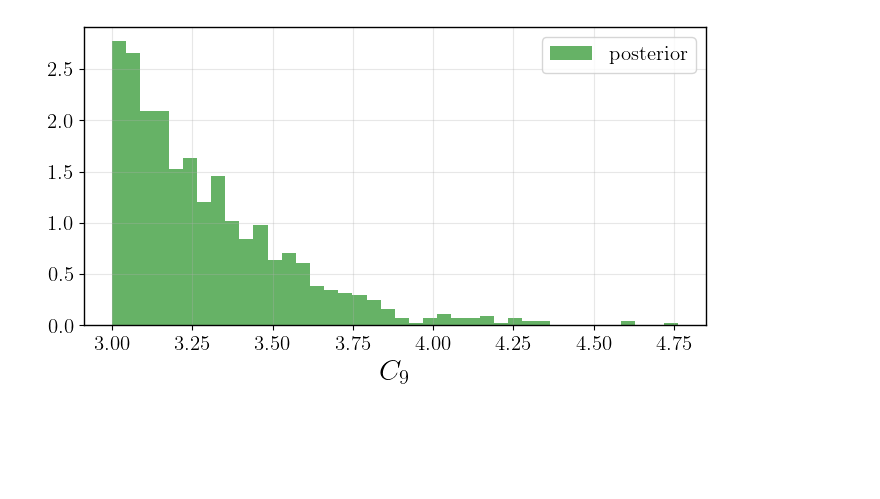
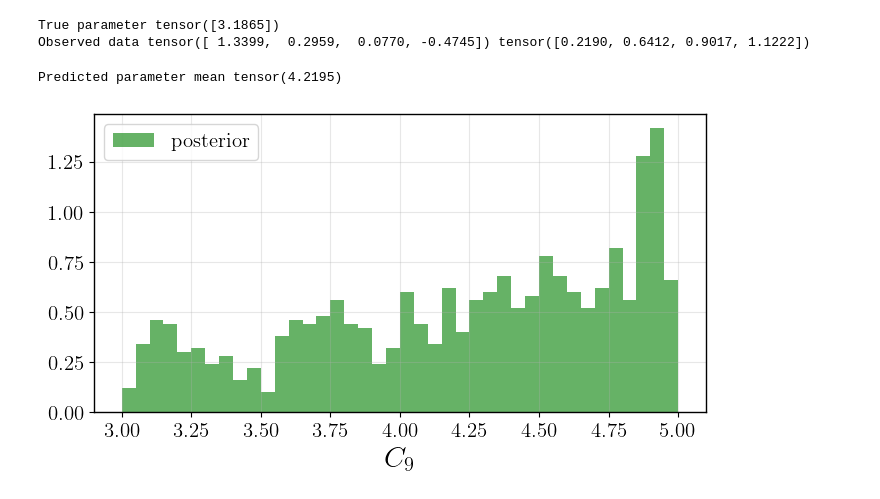
Before and after one commit to NilsCt/sbi-particle-physics, a Jupyter notebook: test.ipynb, the cells around one changed output. Saved outputs shown, nothing was run; the diff lists cells and outputs as text; code cells hidden in the pictures; blank space fills up the shorter version.

Commit message:
before encoder

```diff
--- a/sbi_C9.ipynb
+++ b/test.ipynb
@@ -288,28 +6,27 @@ class Ploter_Validator:
 # %%
 # Body
 n_samples = 1000
-# 2min15 pour 1000
+# 2min15 pour 1000 / 100
 n_points = 100 # points per sample
 
 device = torch.device("cuda" if torch.cuda.is_available() else "cpu")
 seed = 1
-stop_after_epochs = 1
-sbi_C9 = SBI_C9(device, seed, stop_after_epochs)
+stop_after_epochs = 3
+model = Model(device, seed, stop_after_epochs)
 
-raw_low = sbi_C9.to_tensor([3])
-raw_high = sbi_C9.to_tensor([5])
-sbi_C9.set_prior(raw_low, raw_high)
-
+raw_low = model.to_tensor([3])
+raw_high = model.to_tensor([5])
+model.set_prior(raw_low, raw_high)
 stride = 1
 pre_N = 200
 preruns = 1
-sbi_C9.set_simulator(Simulator(device, stride, pre_N, preruns, sbi_C9))
+model.set_simulator(stride, pre_N, preruns)
 
-raw_data, raw_parameters = sbi_C9.simulate_raw_data(n_samples, n_points)
-sbi_C9.set_normalizer(Normalizer(raw_data, raw_parameters))
-data = sbi_C9.normalizer.normalize_data(raw_data)
-parameters = sbi_C9.normalizer.normalize_parameters(raw_parameters)
+raw_data, raw_parameters = model.simulate_raw_data(n_samples, n_points)
+model.set_normalizer(raw_data, raw_parameters)
+data = model.normalizer.normalize_data(raw_data)
+parameters = model.normalizer.normalize_parameters(raw_parameters)
 # %%
-sbi_C9.train(data[:,:,0], parameters) # pour l'instant une dimension de point (il faut fair encoder)
-Ploter_Validator.plot_loss(sbi_C9.neural_network)
+model.train(data[:,:,0], parameters) # pour l'instant une dimension de point (il faut faire encoder)
+Ploter.plot_loss(model.neural_network)
 # %% [output]
@@ -328,9 +100,15 @@ Ploter_Validator.plot_a_sample(sbi_C9,data[0], parameters[0])
 # %%
-true_parameter, observed_sample = sbi_C9.get_random_true_parameter(n_points)
+true_parameter, observed_sample = model.get_random_true_parameter(n_points)
+print("True parameter", true_parameter)
+print("Observed data", observed_sample.mean(dim=(0)), observed_sample.std(dim=0))
 n_sampled_parameters = 1000
-sampled_parameters = sbi_C9.draw_parameters_from_predicted_posterior(observed_sample[:,0], n_sampled_parameters)
-Ploter_Validator.plot_a_posterior(sbi_C9, sampled_parameters)
+sampled_parameters = model.draw_parameters_from_predicted_posterior(observed_sample[:,0], n_sampled_parameters)
+print("Predicted parameter mean", sampled_parameters.mean())
+Ploter.plot_a_posterior(model, sampled_parameters)
 # %% [output]
+True parameter tensor([3.1865])
+Observed data tensor([ 1.3399,  0.2959,  0.0770, -0.4745]) tensor([0.2190, 0.6412, 0.9017, 1.1222])
+Predicted parameter mean tensor(4.2195)
-[figure, old version]
+[figure, new version]
 # %%
 n_similar = 5
```
Also changed, not shown: parts of 14 cells of this notebook, 8 other files.
